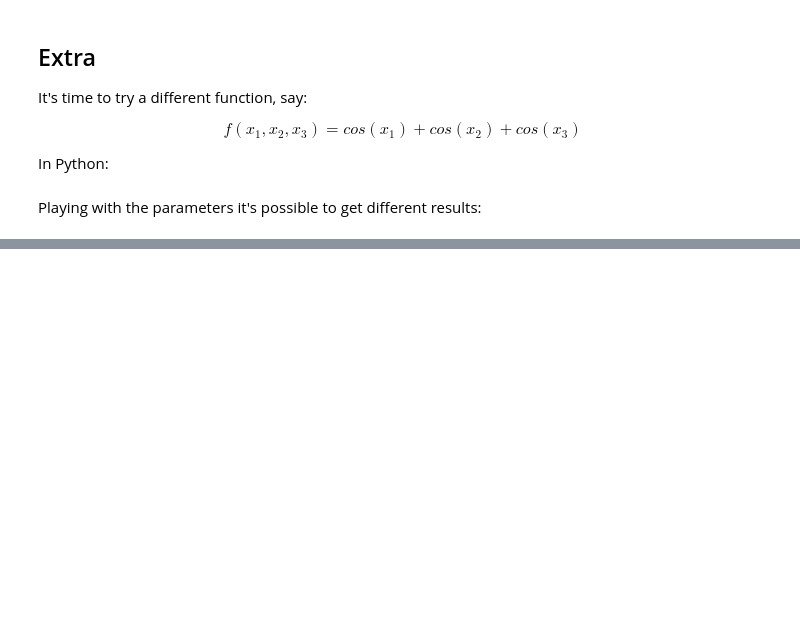
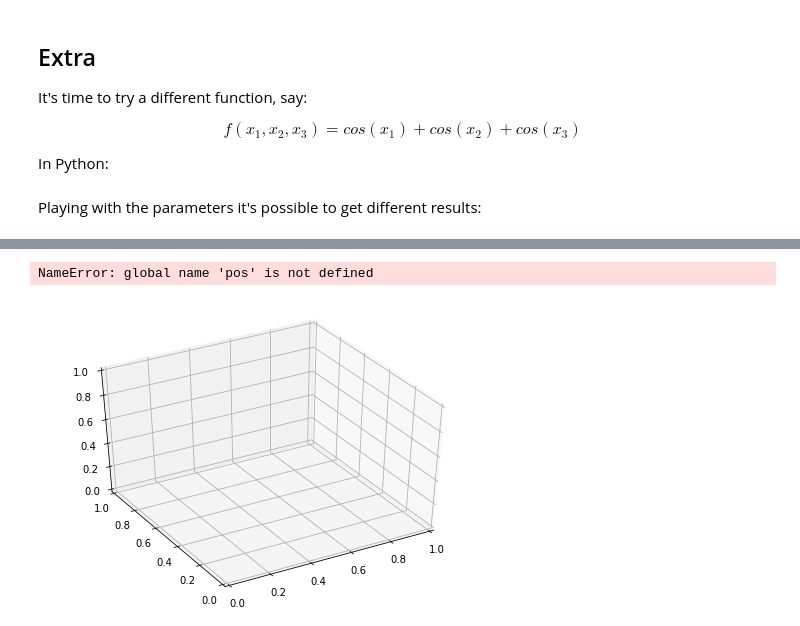
Before and after one commit to ddfabbro/ipython_tutorial, a Jupyter notebook: my_notebooks/plot3d_seach_space.ipynb, the cells around one changed output, grey strips where cells are left out. Cells and saved outputs as stored; diff of their text form; code cells hidden in the pictures; blank space fills up the shorter version.

```diff
--- a/my_notebooks/plot3d_seach_space.ipynb
+++ b/my_notebooks/plot3d_seach_space.ipynb
@@ -266,0 +264,14 @@ for i in range(9):
+# %%
+from scipy.stats import multivariate_normal
+
+def gaussian3d(x,y,z):
+    return multivariate_normal([0, 0, 0], [[5, 0, 0], [0, 5, 0], [0, 0, 5]]).pdf(pos)
+# %%
+fig = plt.figure()
+ax = Axes3D(fig, azim = -120, elev = 40)
+
+cross_section_3d(ax,gaussian3d,levels=[0,5.7,10],xlim=[-5,5],ylim=[-5,5],zlim=[-5,5],mid=[0,0,0],
+                 style='contourf',colors='jet',res=61)
+# %% [output]
+NameError: global name 'pos' is not defined
+[figure, added]
```
Also changed, not shown: parts of 4 cells of this notebook, 2 other files.
